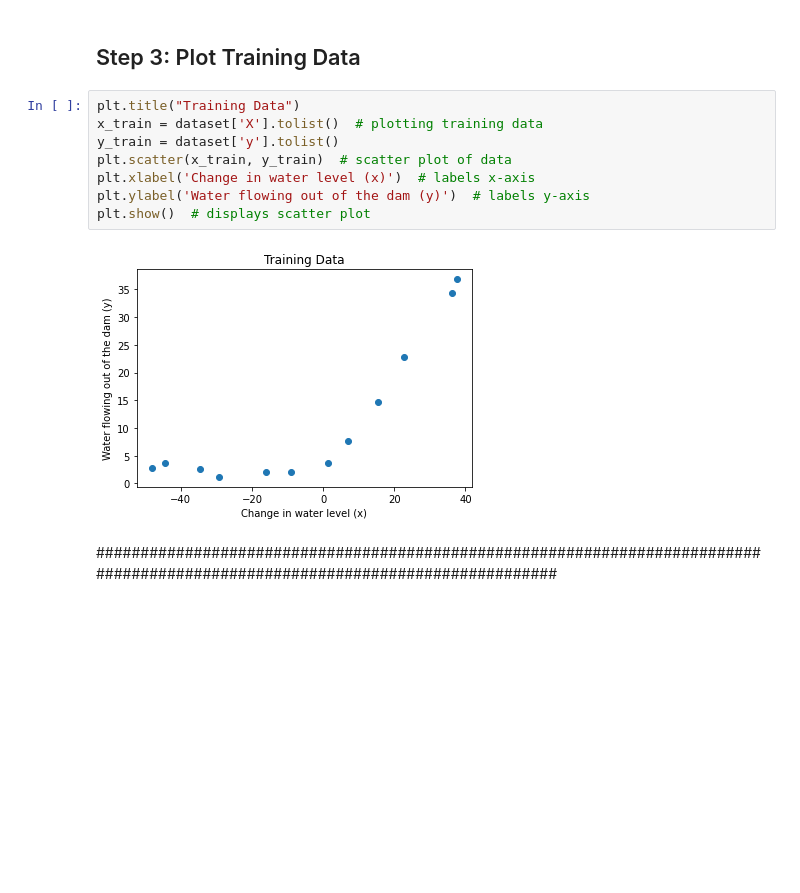
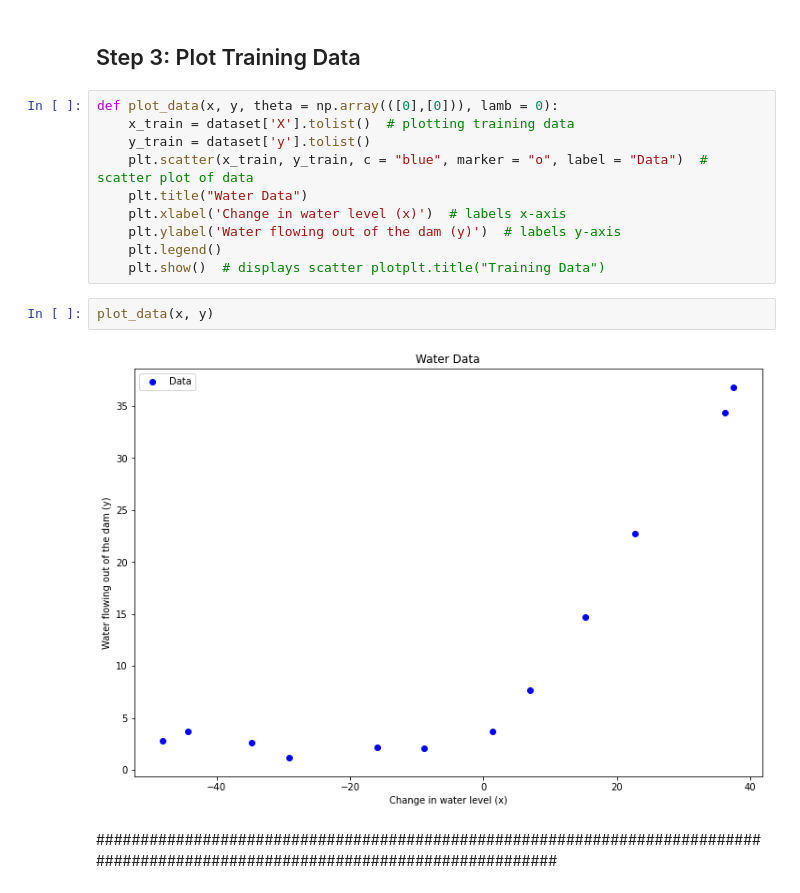
Before and after one commit to bethanie13/Machine-Learning-Linear-Regression, a Jupyter notebook: Machine Learning-Linear Regression.ipynb, the cells around one changed output. Drawn from its saved outputs; the diff is of its cells as text; blank space fills up the shorter version.

```diff
--- a/Machine Learning-Linear Regression.ipynb
+++ b/Machine Learning-Linear Regression.ipynb
@@ -130,15 +133,19 @@ Training Data:
 # %% [markdown]
 ## Step 3: Plot Training Data
 # %%
-plt.title("Training Data")
-x_train = dataset['X'].tolist()  # plotting training data
-y_train = dataset['y'].tolist()
-plt.scatter(x_train, y_train)  # scatter plot of data
-plt.xlabel('Change in water level (x)')  # labels x-axis
-plt.ylabel('Water flowing out of the dam (y)')  # labels y-axis
-plt.show()  # displays scatter plot
+def plot_data(x, y, theta = np.array(([0],[0])), lamb = 0):
+    x_train = dataset['X'].tolist()  # plotting training data
+    y_train = dataset['y'].tolist()
+    plt.scatter(x_train, y_train, c = "blue", marker = "o", label = "Data")  # scatter plot of data
+    plt.title("Water Data")
+    plt.xlabel('Change in water level (x)')  # labels x-axis
+    plt.ylabel('Water flowing out of the dam (y)')  # labels y-axis
+    plt.legend()
+    plt.show()  # displays scatter plotplt.title("Training Data")
-# %% [output]
-[figure, removed]
+# %%
+plot_data(x, y)
+# %% [output]
+[figure, added]
 # %% [markdown]
 ###############################################################################################################################
 # %% [markdown]
```
Also changed, not shown: parts of 28 cells of this notebook, 1 other file.
